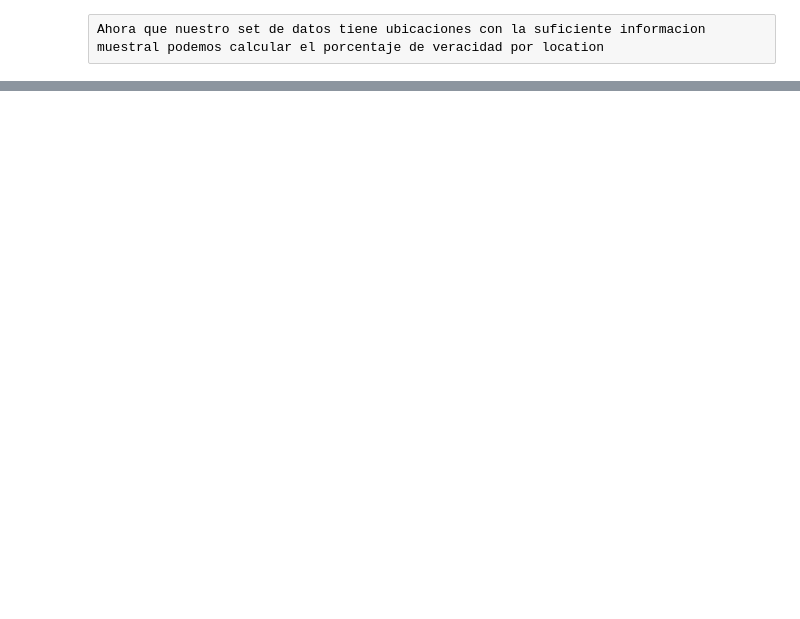
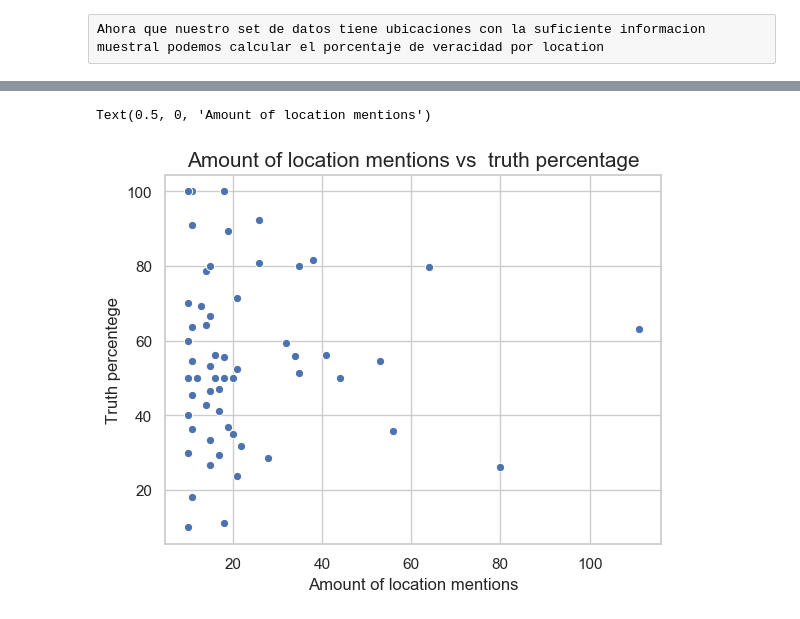
Before and after one commit to d-bizari/Organizacion-de-datos, a Jupyter notebook: TP1.ipynb, the cells around one changed output, grey strips where cells are left out. Cells and saved outputs as stored; diff of their text form; code cells hidden in the pictures; blank space fills up the shorter version.

```diff
--- a/TP1.ipynb
+++ b/TP1.ipynb
@@ -65,6 +118,12 @@ sns.despine(left=True, bottom=True)
 # %%
 # no pareciera haber relacion entre la cantidad de veces mencionada con su verdad
 data_grouped_location = data_grouped_location.drop(data_grouped_location.loc[data_grouped_location.index == 'unknown'].index)
-sns.scatterplot(x=data_grouped_location['target_count'],y=data_grouped_location['target_sum'])
+ax = sns.scatterplot(x=data_grouped_location['target_count'],y=data_grouped_location['target_mean']*100)
+ax.set_title("Amount of location mentions vs  truth percentage", fontsize = 15)
+ax.set_ylabel("Truth percentege", fontsize = 12)
+ax.set_xlabel("Amount of location mentions", fontsize = 12)
+# %% [output]
+Text(0.5, 0, 'Amount of location mentions')
+[figure, added]
 # %%
 # distribucion de locations verdaderas vs distribucion de location falsas
```
Also changed, not shown: parts of 15 cells of this notebook, 1 other file.
